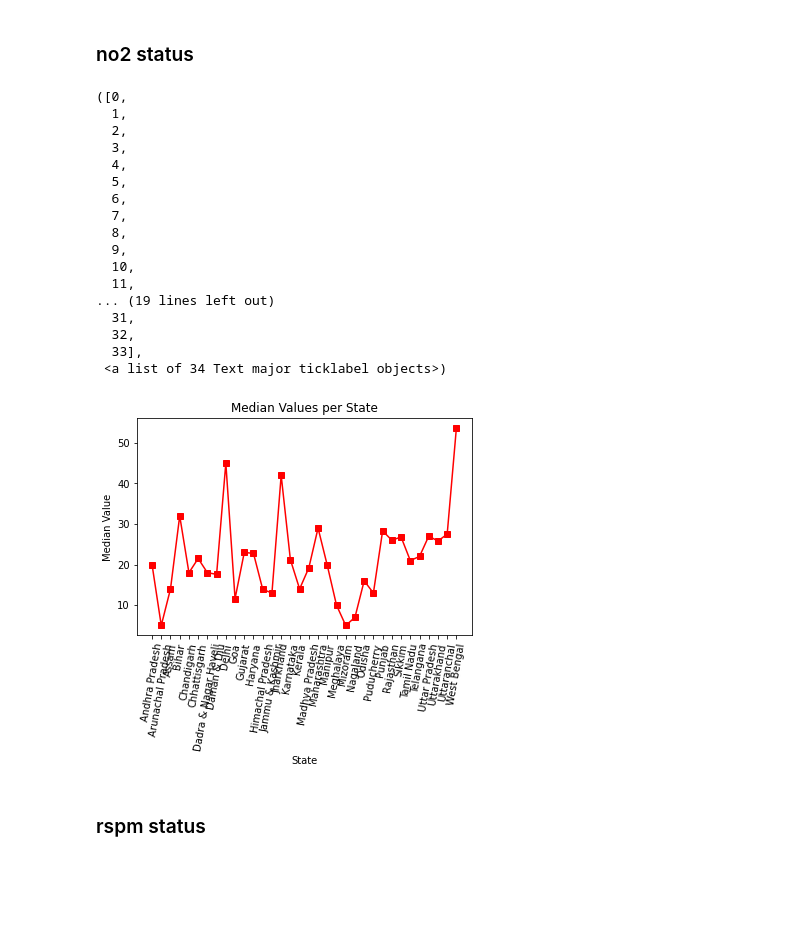
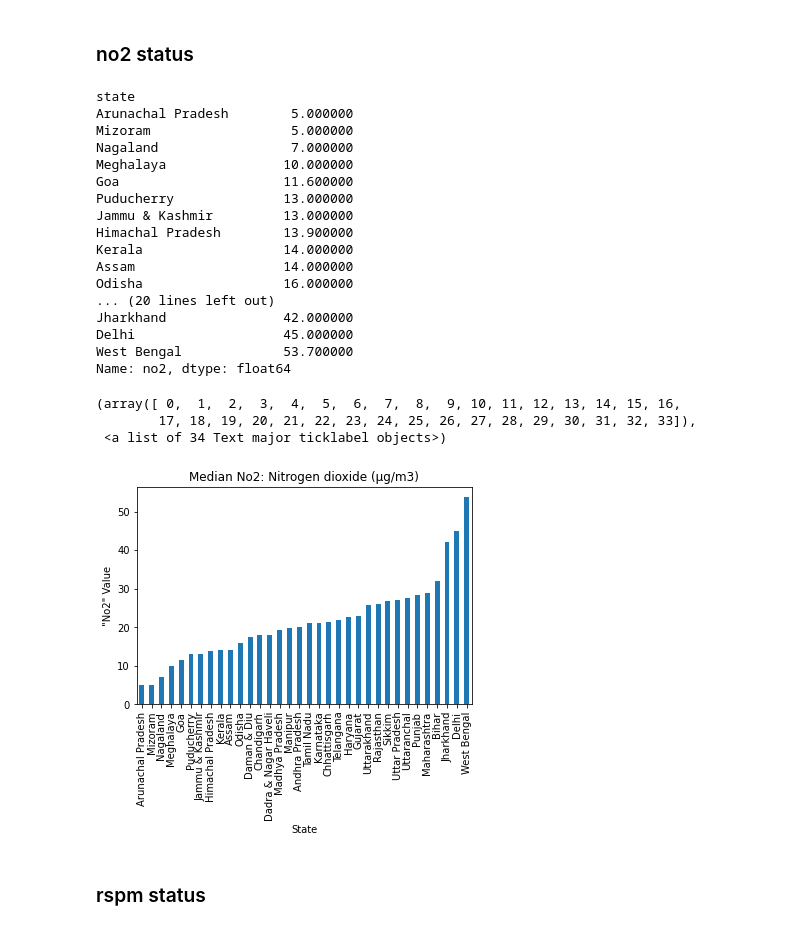
Before and after one commit to denciso1/BSAN6070-DE2021, a Jupyter notebook: India_Air_Quality_CA01_Empty_Template.ipynb, the cells around one changed output. Saved outputs shown, nothing was run; the diff lists cells and outputs as text; code cells hidden in the pictures; blank space fills up the shorter version.

```diff
--- a/India_Air_Quality_CA01_Empty_Template.ipynb
+++ b/India_Air_Quality_CA01_Empty_Template.ipynb
@@ -220,11 +230,3 @@ data.head()
 
 The column such as SO2, NO2, rspm, spm, pm2_5 are the ones which contribute much to our analysis. So, we need to remove null from those columns to avoid inaccuracy in the prediction.
 We use the Imputer from sklearn.preprocessing to fill the missing values in every column with the mean.
-# %%
-from sklearn.impute import SimpleImputer
-COLS = ['so2', 'no2', 'rspm', 'spm', 'pm2_5']
-
-imputer=SimpleImputer(missing_values=np.nan,strategy='mean')
-imputer=imputer.fit(data[COLS])
-data[COLS]=imputer.transform(data[COLS])
-data.isna().sum()
@@ -322,32 +317,37 @@ plt.xticks(rotation=80)
 # %% [markdown]
 ### no2 status
+# %%
+median_no2 = data.no2.groupby(data.state).median().sort_values(ascending=True)
+median_no2
+# %% [output]
+state
+Arunachal Pradesh        5.000000
+Mizoram                  5.000000
+Nagaland                 7.000000
+Meghalaya               10.000000
+Goa                     11.600000
+Puducherry              13.000000
+Jammu & Kashmir         13.000000
+Himachal Pradesh        13.900000
+Kerala                  14.000000
+Assam                   14.000000
+Odisha                  16.000000
+... (20 lines left out)
+Jharkhand               42.000000
+Delhi                   45.000000
+West Bengal             53.700000
+Name: no2, dtype: float64
 # %%
 # ... Your code here
-no2_status= data.groupby('state').agg({'no2':'median'})
-
-plt.plot(no2_status, marker='s',c='r',ls='-',label='Median Values')
-plt.title('Median Values per State')
-plt.ylabel('Median Value')
+median_no2.plot(kind='bar')
+plt.title('Median No2: Nitrogen dioxide (μg/m3)')
+plt.ylabel('"No2" Value')
 plt.xlabel('State')
-plt.xticks(rotation=80)
+plt.xticks(rotation=90)
 # %% [output]
-([0,
-  1,
-  2,
-  3,
-  4,
-  5,
-  6,
-  7,
-  8,
-  9,
-  10,
-  11,
-... (19 lines left out)
-  31,
-  32,
-  33],
+(array([ 0,  1,  2,  3,  4,  5,  6,  7,  8,  9, 10, 11, 12, 13, 14, 15, 16,
+        17, 18, 19, 20, 21, 22, 23, 24, 25, 26, 27, 28, 29, 30, 31, 32, 33]),
  <a list of 34 Text major ticklabel objects>)
-[figure, old version]
+[figure, new version]
 # %% [markdown]
 ### rspm status
```
Also changed, not shown: parts of 17 cells of this notebook.
